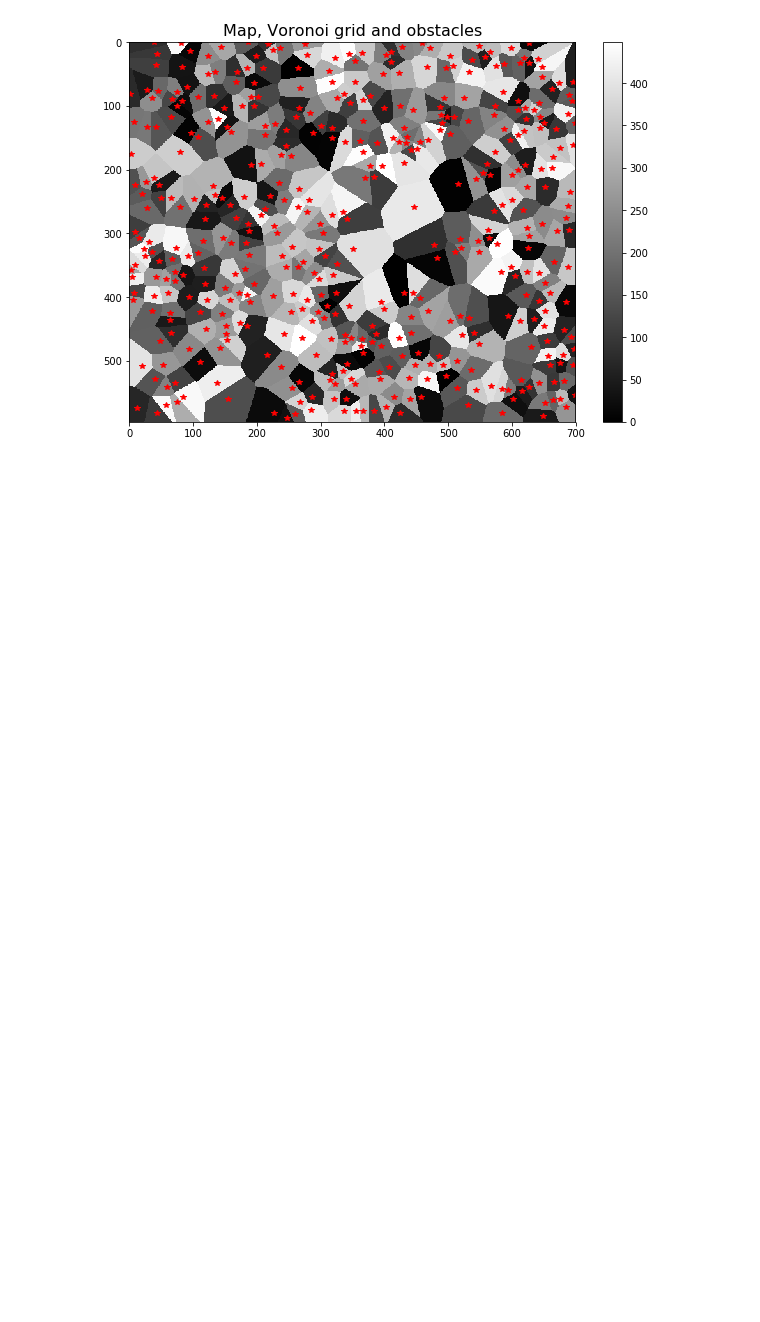
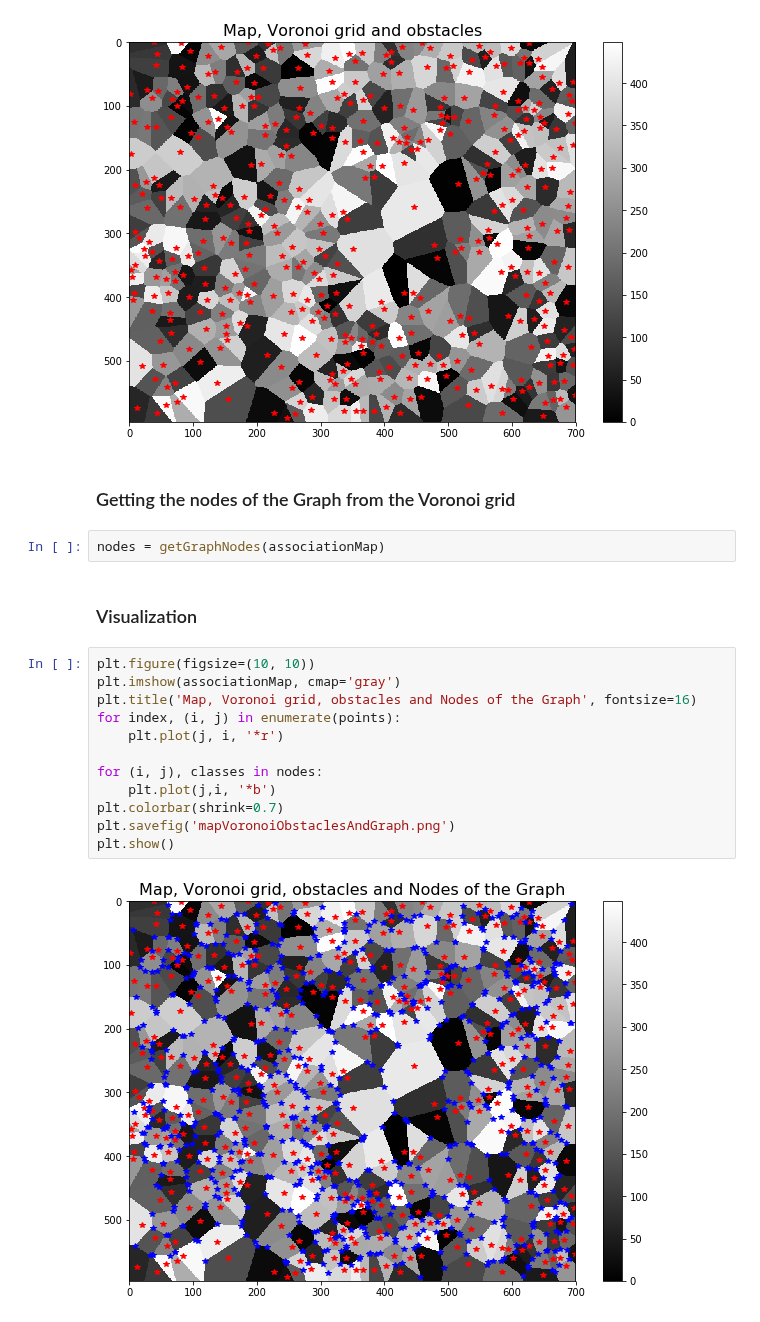
Before and after one commit to A-EL-YAAGOUBI/ML, a Jupyter notebook: OutDoorPathFinding/OutdoorPathFinding.ipynb, the cells around one changed output. Saved outputs shown, nothing was run; the diff lists cells and outputs as text; blank space fills up the shorter version.

Commit message:
Nodes of the graph

```diff
--- a/OutDoorPathFinding/OutdoorPathFinding.ipynb
+++ b/OutDoorPathFinding/OutdoorPathFinding.ipynb
@@ -123,3 +123,23 @@ plt.savefig('mapVoronoiAndObstacles.png')
 plt.show()
 # %% [output]
 [figure]
+# %% [markdown]
+### Getting the nodes of the Graph from the Voronoi grid
+# %%
+nodes = getGraphNodes(associationMap)
+# %% [markdown]
+### Visualization
+# %%
+plt.figure(figsize=(10, 10))
+plt.imshow(associationMap, cmap='gray')
+plt.title('Map, Voronoi grid, obstacles and Nodes of the Graph', fontsize=16)
+for index, (i, j) in enumerate(points):
+    plt.plot(j, i, '*r')
+
+for (i, j), classes in nodes:
+    plt.plot(j,i, '*b')
+plt.colorbar(shrink=0.7)
+plt.savefig('mapVoronoiObstaclesAndGraph.png')
+plt.show()
+# %% [output]
+[figure, added]
```
